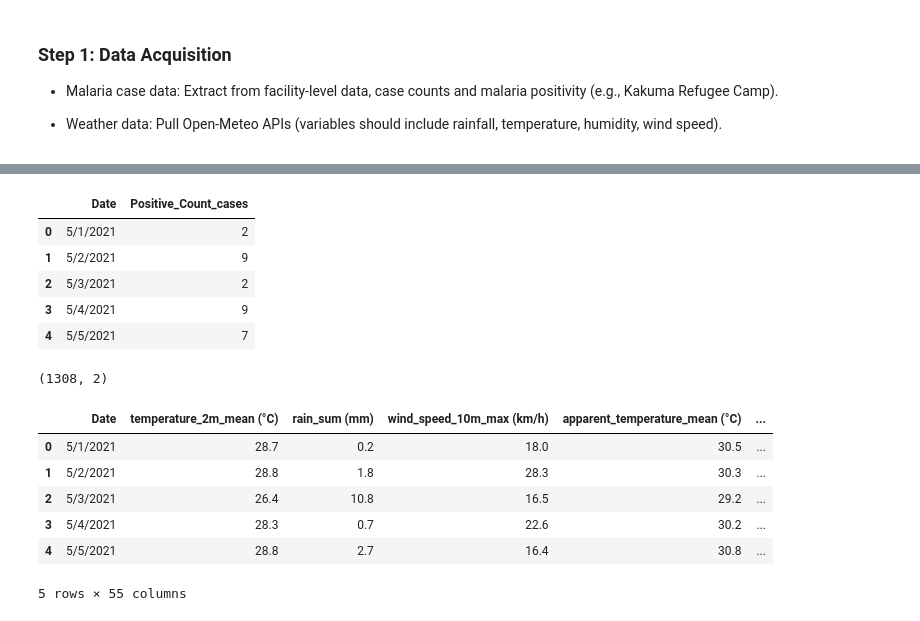
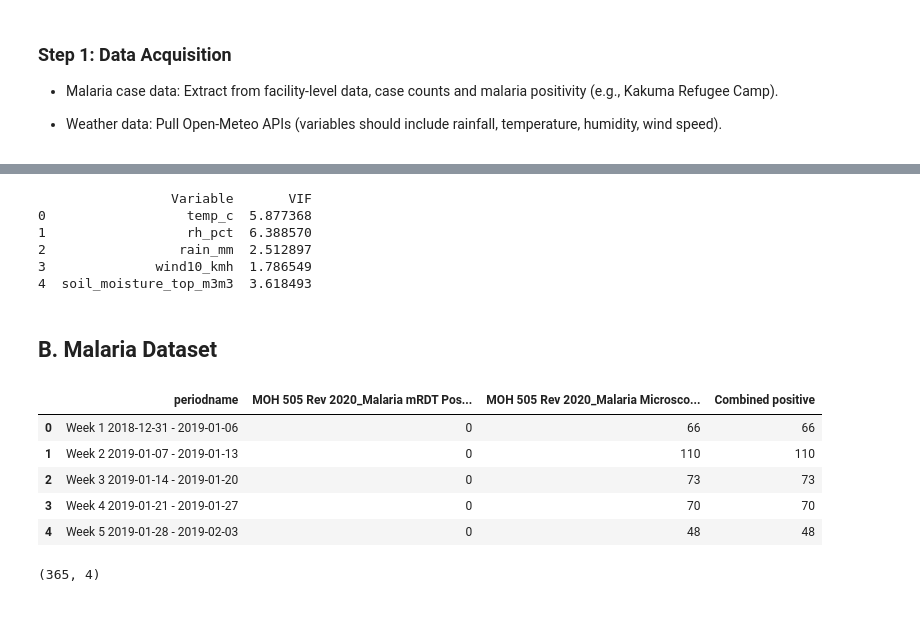
Before and after one commit to H-Rumenya/Malaria-Predictive-Model, a Jupyter notebook: Malaria_Predictive_Model.ipynb, the cells around one changed output, grey strips where cells are left out. Cells and saved outputs as stored; diff of their text form; code cells hidden in the pictures.

Commit message:
add updated jupyter notebook and Data folder

```diff
--- a/Malaria_Predictive_Model.ipynb
+++ b/Malaria_Predictive_Model.ipynb
@@ -49,25 +388,38 @@ import seaborn as sns
+# %%
+# Example: compute VIF
+X = weather_weekly[['temp_c', 'rh_pct',
+       'rain_mm', 'wind10_kmh',
+       'soil_moisture_top_m3m3']].apply(pd.to_numeric, errors="coerce")
+
+
+X = X.dropna()
+scaler = StandardScaler()
+X_scaled = scaler.fit_transform(X)
+
+vif = pd.DataFrame()
+vif["Variable"] = X.columns
+vif["VIF"] = [variance_inflation_factor(X_scaled, i) for i in range(X_scaled.shape[1])]
+print(vif)
+# %% [output]
+                 Variable       VIF
+0                  temp_c  5.877368
+1                  rh_pct  6.388570
+2                 rain_mm  2.512897
+3              wind10_kmh  1.786549
+4  soil_moisture_top_m3m3  3.618493
+# %% [markdown]
+## B. Malaria Dataset
 # %%
-malaria_df = pd.read_csv("Data/Malaria_dataset.csv")
+malaria_df = pd.read_csv("Data/Malaria_Kakuma_Ward.csv")
 malaria_df.head()
 # %% [output]
-|  | Date | Positive_Count_cases |
-| 0 | 5/1/2021 | 2 |
-| 1 | 5/2/2021 | 9 |
-| 2 | 5/3/2021 | 2 |
-| 3 | 5/4/2021 | 9 |
-| 4 | 5/5/2021 | 7 |
+|  | periodname | MOH 505 Rev 2020_Malaria mRDT Pos... | MOH 505 Rev 2020_Malaria Microsco... | Combined positive |
+| 0 | Week 1 2018-12-31 - 2019-01-06 | 0 | 66 | 66 |
+| 1 | Week 2 2019-01-07 - 2019-01-13 | 0 | 110 | 110 |
+| 2 | Week 3 2019-01-14 - 2019-01-20 | 0 | 73 | 73 |
+| 3 | Week 4 2019-01-21 - 2019-01-27 | 0 | 70 | 70 |
+| 4 | Week 5 2019-01-28 - 2019-02-03 | 0 | 48 | 48 |
 # %%
 malaria_df.shape
 # %% [output]
-(1308, 2)
+(365, 4)
-# %%
-weather_df = pd.read_csv("Data/Weather_dataset.csv")
-weather_df.head()
-# %% [output]
-|  | Date | temperature_2m_mean (°C) | rain_sum (mm) | wind_speed_10m_max (km/h) | apparent_temperature_mean (°C) | ... |
-| 0 | 5/1/2021 | 28.7 | 0.2 | 18.0 | 30.5 | ... |
-| 1 | 5/2/2021 | 28.8 | 1.8 | 28.3 | 30.3 | ... |
-| 2 | 5/3/2021 | 26.4 | 10.8 | 16.5 | 29.2 | ... |
-| 3 | 5/4/2021 | 28.3 | 0.7 | 22.6 | 30.2 | ... |
-| 4 | 5/5/2021 | 28.8 | 2.7 | 16.4 | 30.8 | ... |
-5 rows × 55 columns
```
Also changed, not shown: parts of 105 cells of this notebook, 7 other files.
